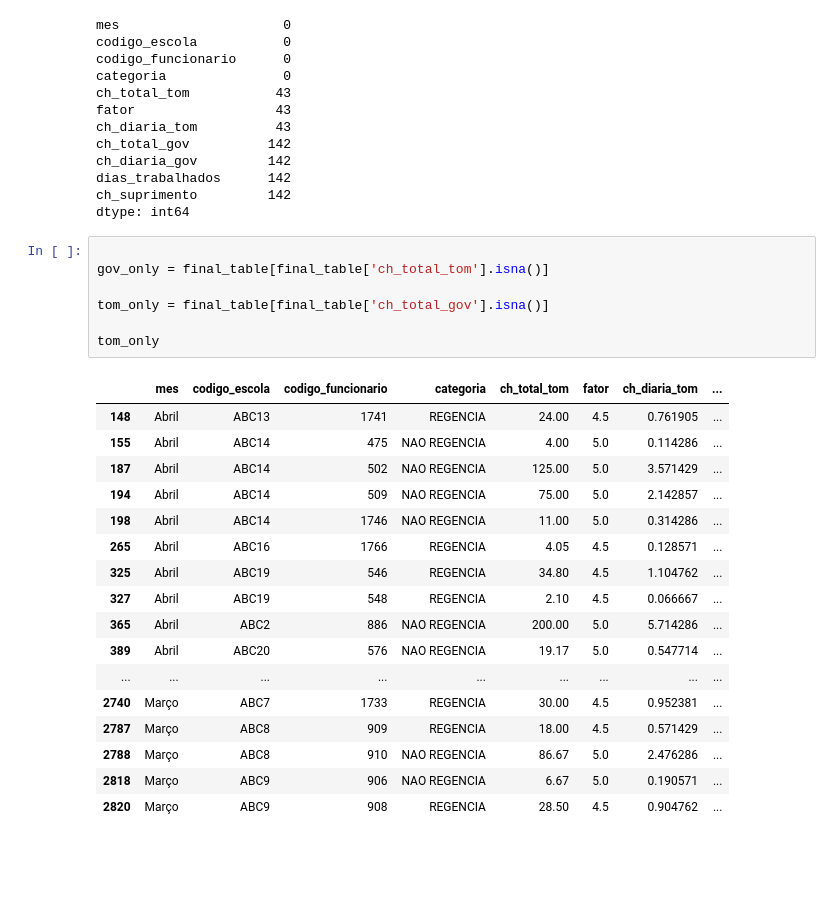
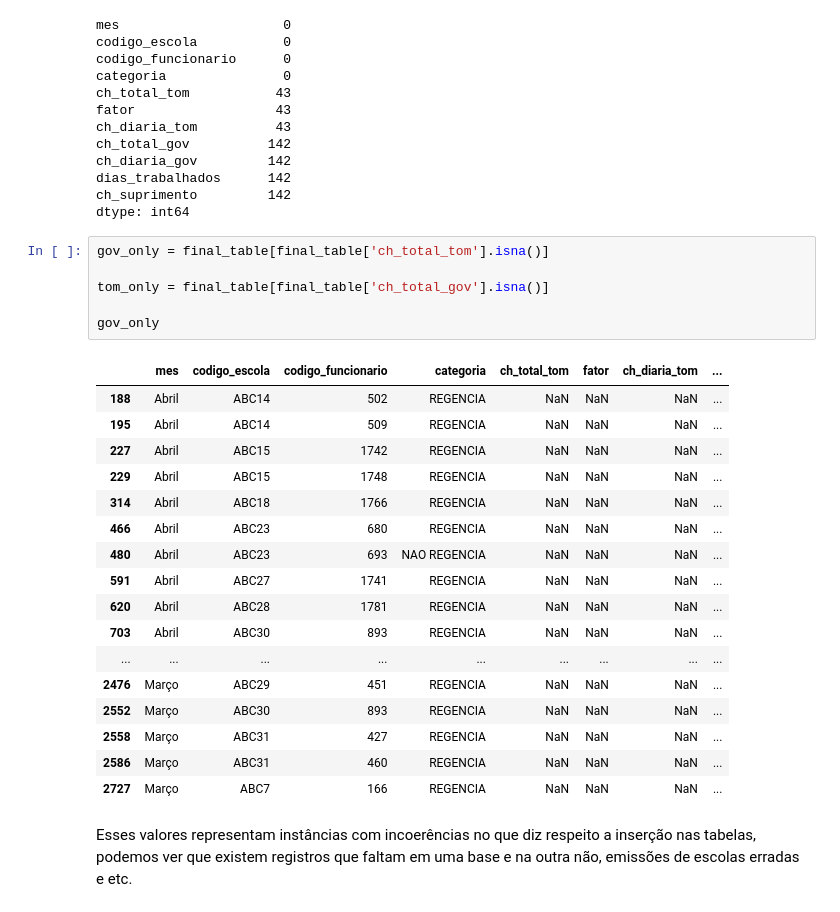
Before and after one commit to raulward/tec_case_tom_educacao, a Jupyter notebook: notebooks/main.ipynb, the cells around one changed output. Cells and saved outputs as stored; diff of their text form; blank space fills up the shorter version.

```diff
--- a/notebooks/main.ipynb
+++ b/notebooks/main.ipynb
@@ -836,27 +840,28 @@ dias_trabalhados      142
 ch_suprimento         142
 dtype: int64
 # %%
-
 gov_only = final_table[final_table['ch_total_tom'].isna()]
 
 tom_only = final_table[final_table['ch_total_gov'].isna()]
 
-tom_only
+gov_only
 # %% [output]
 |  | mes | codigo_escola | codigo_funcionario | categoria | ch_total_tom | fator | ch_diaria_tom | ... |
-| 148 | Abril | ABC13 | 1741 | REGENCIA | 24.00 | 4.5 | 0.761905 | ... |
-| 155 | Abril | ABC14 | 475 | NAO REGENCIA | 4.00 | 5.0 | 0.114286 | ... |
-| 187 | Abril | ABC14 | 502 | NAO REGENCIA | 125.00 | 5.0 | 3.571429 | ... |
-| 194 | Abril | ABC14 | 509 | NAO REGENCIA | 75.00 | 5.0 | 2.142857 | ... |
-| 198 | Abril | ABC14 | 1746 | NAO REGENCIA | 11.00 | 5.0 | 0.314286 | ... |
-| 265 | Abril | ABC16 | 1766 | REGENCIA | 4.05 | 4.5 | 0.128571 | ... |
-| 325 | Abril | ABC19 | 546 | REGENCIA | 34.80 | 4.5 | 1.104762 | ... |
-| 327 | Abril | ABC19 | 548 | REGENCIA | 2.10 | 4.5 | 0.066667 | ... |
-| 365 | Abril | ABC2 | 886 | NAO REGENCIA | 200.00 | 5.0 | 5.714286 | ... |
-| 389 | Abril | ABC20 | 576 | NAO REGENCIA | 19.17 | 5.0 | 0.547714 | ... |
+| 188 | Abril | ABC14 | 502 | REGENCIA | NaN | NaN | NaN | ... |
+| 195 | Abril | ABC14 | 509 | REGENCIA | NaN | NaN | NaN | ... |
+| 227 | Abril | ABC15 | 1742 | REGENCIA | NaN | NaN | NaN | ... |
+| 229 | Abril | ABC15 | 1748 | REGENCIA | NaN | NaN | NaN | ... |
+| 314 | Abril | ABC18 | 1766 | REGENCIA | NaN | NaN | NaN | ... |
+| 466 | Abril | ABC23 | 680 | REGENCIA | NaN | NaN | NaN | ... |
+| 480 | Abril | ABC23 | 693 | NAO REGENCIA | NaN | NaN | NaN | ... |
+| 591 | Abril | ABC27 | 1741 | REGENCIA | NaN | NaN | NaN | ... |
+| 620 | Abril | ABC28 | 1781 | REGENCIA | NaN | NaN | NaN | ... |
+| 703 | Abril | ABC30 | 893 | REGENCIA | NaN | NaN | NaN | ... |
 | ... | ... | ... | ... | ... | ... | ... | ... | ... |
-| 2740 | Março | ABC7 | 1733 | REGENCIA | 30.00 | 4.5 | 0.952381 | ... |
-| 2787 | Março | ABC8 | 909 | REGENCIA | 18.00 | 4.5 | 0.571429 | ... |
-| 2788 | Março | ABC8 | 910 | NAO REGENCIA | 86.67 | 5.0 | 2.476286 | ... |
-| 2818 | Março | ABC9 | 906 | NAO REGENCIA | 6.67 | 5.0 | 0.190571 | ... |
-| 2820 | Março | ABC9 | 908 | REGENCIA | 28.50 | 4.5 | 0.904762 | ... |
+| 2476 | Março | ABC29 | 451 | REGENCIA | NaN | NaN | NaN | ... |
+| 2552 | Março | ABC30 | 893 | REGENCIA | NaN | NaN | NaN | ... |
+| 2558 | Março | ABC31 | 427 | REGENCIA | NaN | NaN | NaN | ... |
+| 2586 | Março | ABC31 | 460 | REGENCIA | NaN | NaN | NaN | ... |
+| 2727 | Março | ABC7 | 166 | REGENCIA | NaN | NaN | NaN | ... |
+# %% [markdown]
+Esses valores representam instâncias com incoerências no que diz respeito a inserção nas tabelas, podemos ver que existem registros que faltam em uma base e na outra não, emissões de escolas erradas e etc.
```
Also changed, not shown: parts of 11 cells of this notebook.
